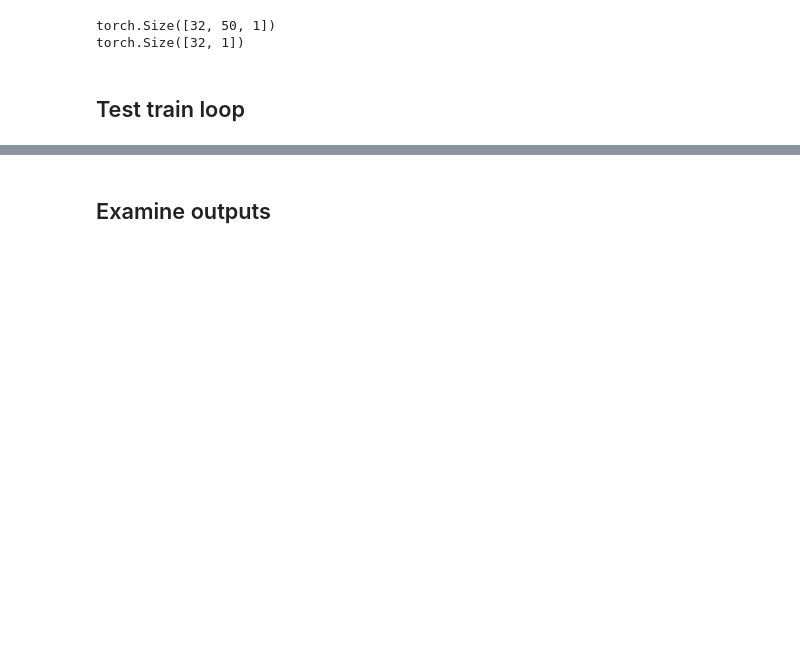
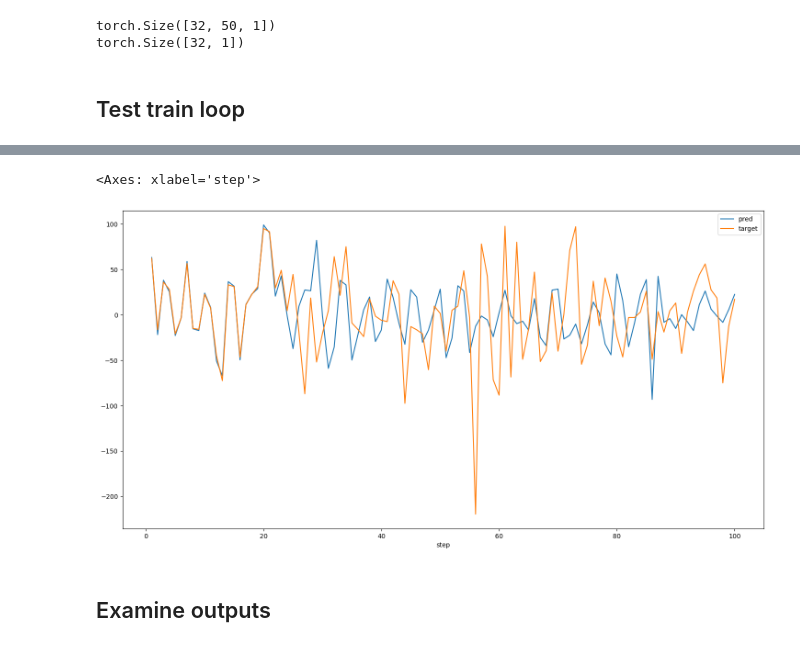
Before and after one commit to daemonflynn777/xlstm_moex, a Jupyter notebook: test nxai_xlstm.ipynb, the cells around one changed output, grey strips where cells are left out. Cells and saved outputs as stored; diff of their text form; code cells hidden in the pictures; blank space fills up the shorter version.

```diff
--- a/test nxai_xlstm.ipynb
+++ b/test nxai_xlstm.ipynb
@@ -551,0 +683,13 @@ Epoch [500/500], Batch [20/23], Loss: 1876.0857
+# %%
+num_steps = 100
+# start_idx = 550
+start_idx = 550
+
+X_for_seq = torch.from_numpy(X_examples[start_idx:start_idx+1,:].astype('float32')).to(device=device).reshape(-1, 50 , 1)
+y_for_seq = y_examples[start_idx:start_idx + num_steps]
+
+y_for_seq_pred = xlstmtime.forecast(X_for_seq, num_steps=num_steps)
+# %%
+y_for_seq_pred = y_for_seq_pred.cpu().detach().numpy()
+# %%
+y_for_seq = y_for_seq.reshape(num_steps, 1)
@@ -551,0 +708,8 @@ Epoch [500/500], Batch [20/23], Loss: 1876.0857
+# %%
+df_pred_vs_target = pd.DataFrame(
+    {
+        'target': y_for_seq.reshape(num_steps, ),
+        'pred': y_for_seq_pred.reshape(num_steps, )
+    }
+)
+df_pred_vs_target['step'] = np.arange(1, num_steps + 1)
@@ -552,3 +725,8 @@ Epoch [500/500], Batch [20/23], Loss: 1876.0857
+# %%
+df_pred_vs_target.plot(x='step', y=['pred', 'target'], figsize=(18, 9))
+# %% [output]
+<Axes: xlabel='step'>
+[figure, added]
 # %% [markdown]
 ## Examine outputs
 # %%
```
Also changed, not shown: parts of 24 cells of this notebook, 2 other files.
